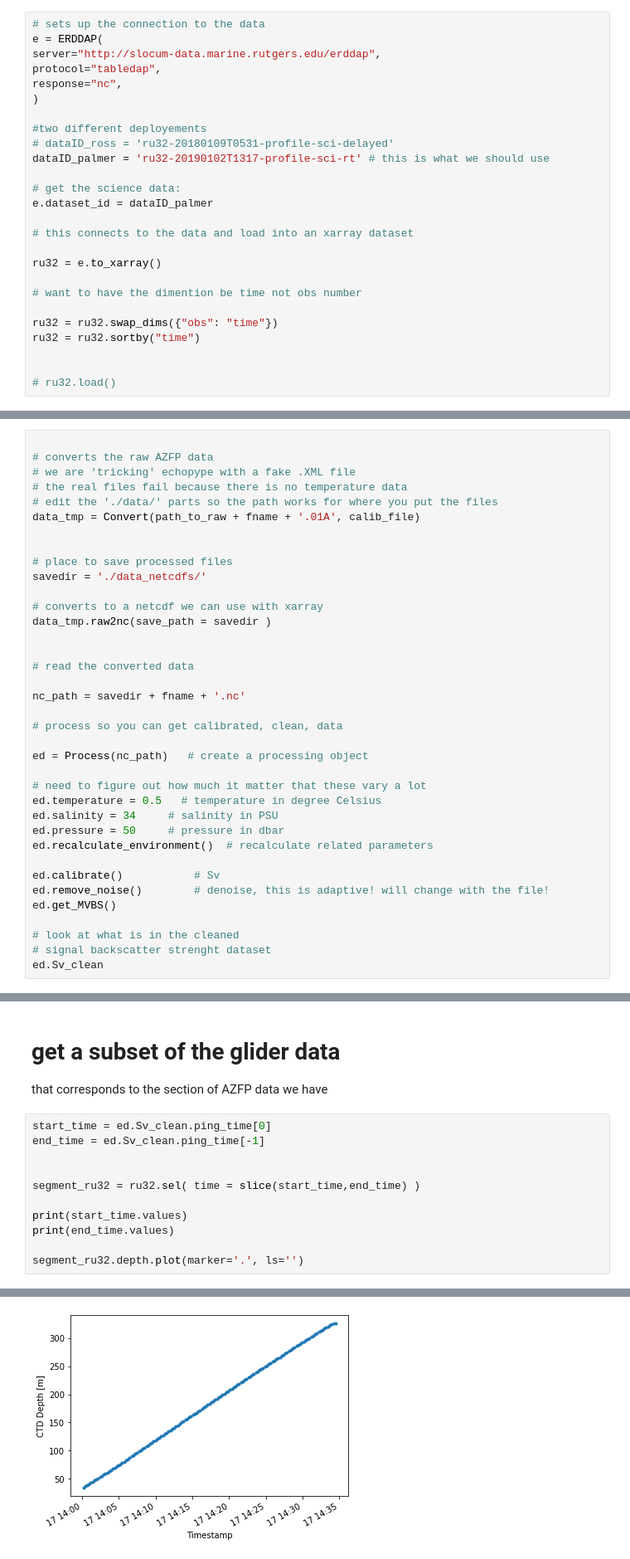
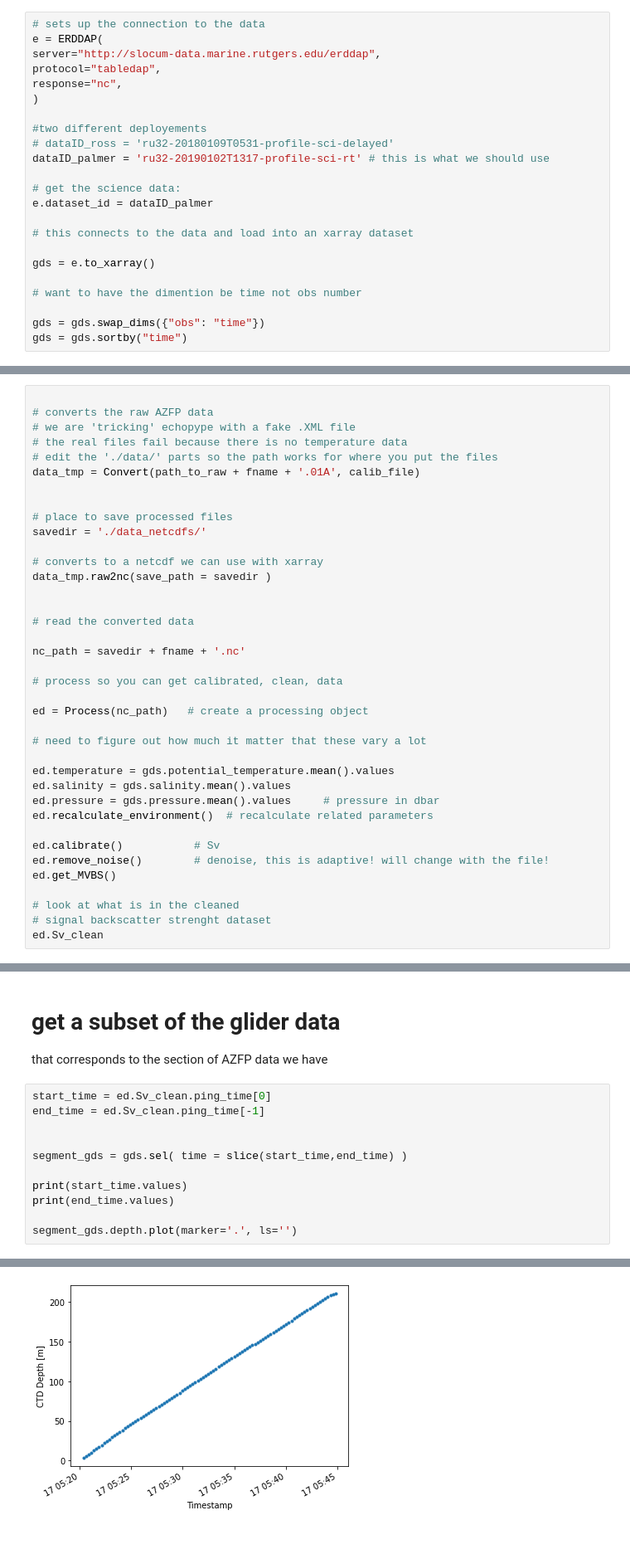
Before and after one commit to nlbeaird/glider_acoustics, a Jupyter notebook: glider_azfp_data_integration.ipynb, the cells around one changed output, grey strips where cells are left out. Shown: that part at 83% size. Saved outputs shown, nothing was run; the diff lists cells and outputs as text.

```diff
--- a/glider_azfp_data_integration.ipynb
+++ b/glider_azfp_data_integration.ipynb
@@ -56,15 +56,12 @@ e.dataset_id = dataID_palmer
 
 # this connects to the data and load into an xarray dataset
 
-ru32 = e.to_xarray()
+gds = e.to_xarray()
 
 # want to have the dimention be time not obs number
 
-ru32 = ru32.swap_dims({"obs": "time"})
-ru32 = ru32.sortby("time")
-
-
-# ru32.load()
+gds = gds.swap_dims({"obs": "time"})
+gds = gds.sortby("time")
 # %% [markdown]
 # pick an AZFP file to work on
 
@@ -129,9 +126,10 @@ nc_path = savedir + fname + '.nc'
 ed = Process(nc_path)   # create a processing object
 
 # need to figure out how much it matter that these vary a lot
-ed.temperature = 0.5   # temperature in degree Celsius
-ed.salinity = 34     # salinity in PSU
-ed.pressure = 50     # pressure in dbar
+
+ed.temperature = gds.potential_temperature.mean().values
+ed.salinity = gds.salinity.mean().values
+ed.pressure = gds.pressure.mean().values     # pressure in dbar
 ed.recalculate_environment()  # recalculate related parameters
 
 ed.calibrate()           # Sv
@@ -182,10 +181,10 @@ start_time = ed.Sv_clean.ping_time[0]
 end_time = ed.Sv_clean.ping_time[-1]
 
 
-segment_ru32 = ru32.sel( time = slice(start_time,end_time) )
+segment_gds = gds.sel( time = slice(start_time,end_time) )
 
 print(start_time.values)
 print(end_time.values)
 
-segment_ru32.depth.plot(marker='.', ls='')
+segment_gds.depth.plot(marker='.', ls='')
 # %% [output]
@@ -194,5 +193,5 @@ segment_ru32.depth.plot(marker='.', ls='')
 [<matplotlib.lines.Line2D at 0x...>]
-[figure, old version]
+[figure, new version]
 # %% [markdown]
 # glider pitch and roll
 
```
Also changed, not shown: parts of 10 cells of this notebook.
